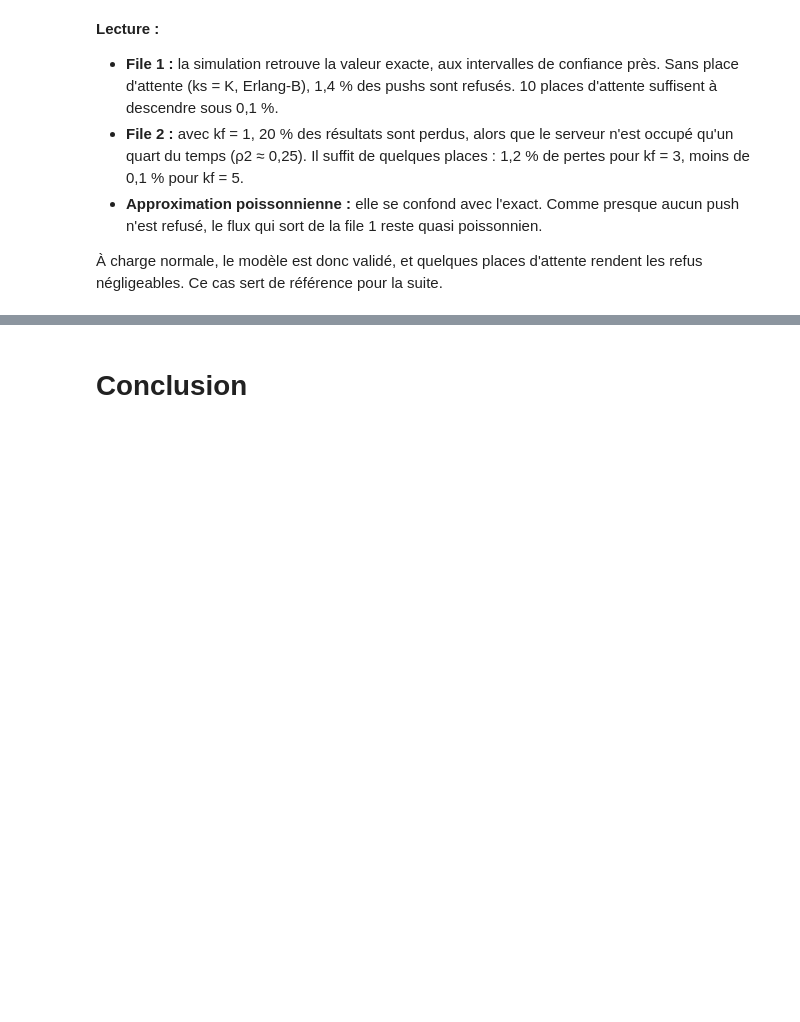
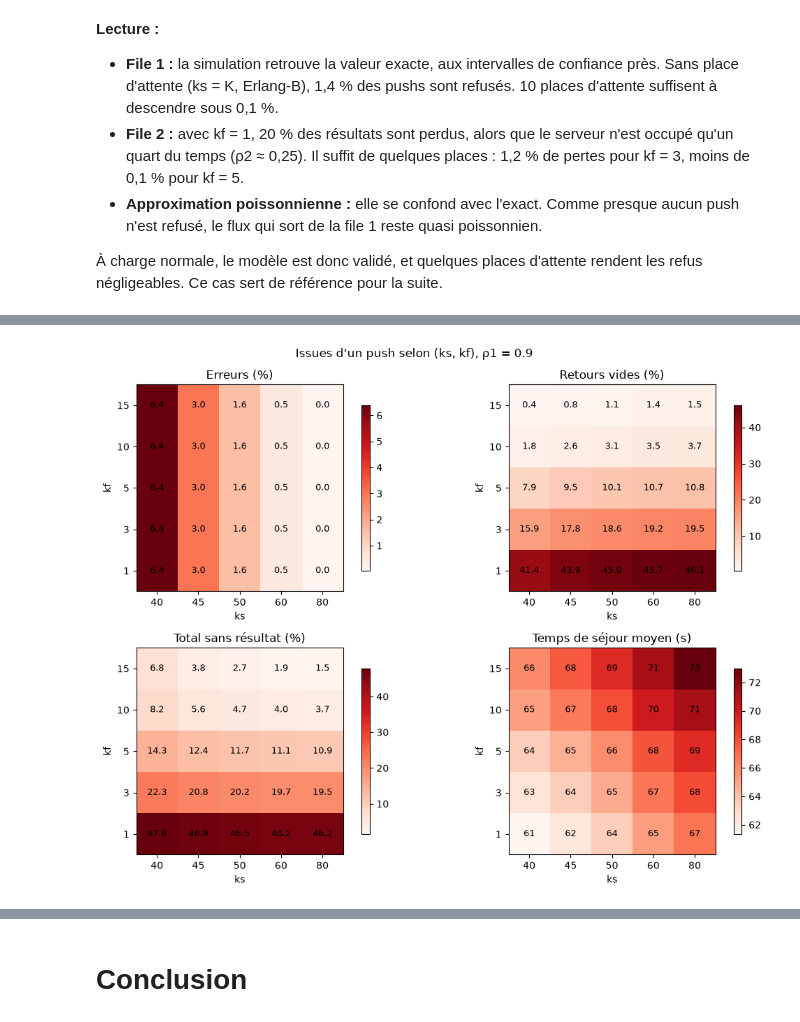
Before and after one commit to marc78s/ERO2, a Jupyter notebook: notebooks/WaterfallNotebook2.ipynb, the cells around one changed output, grey strips where cells are left out. Saved outputs shown, nothing was run; the diff lists cells and outputs as text; code cells hidden in the pictures; blank space fills up the shorter version.

Commit message:
feat(waterfall_notebook_2): simulation2

```diff
--- a/notebooks/WaterfallNotebook2.ipynb
+++ b/notebooks/WaterfallNotebook2.ipynb
@@ -126,0 +137,49 @@ plt.show()
+# %%
+import sys
+from pathlib import Path
+import numpy as np
+import matplotlib.pyplot as plt
+
+sys.path.insert(0, str(Path.cwd().parent / "scripts"))
+import WaterfallSimulation2
+
+LAM, MU1, K, MU2 = 0.6, 1/60, 40, 0.7
+B, N_AGENTS = 30, 20_000
+ks_values, kf_values = [40, 45, 50, 60, 80], [1, 3, 5, 10, 15]
+
+errors = np.zeros((len(kf_values), len(ks_values)))
+blanks = np.zeros_like(errors)
+sojourn = np.zeros_like(errors)
+
+for i, kf in enumerate(kf_values):
+    for j, ks in enumerate(ks_values):
+        e, v, w = [], [], []
+        for b in range(B):
+            s = WaterfallSimulation2.waterfall_simulation_2(
+                LAM, MU1, K, MU2, ks, kf, np.random.default_rng(10 + b), test_z=N_AGENTS)
+            s.run()
+            e.append(s.refusal_rate(1))                       # P1
+            v.append(s.refusal_rate() - s.refusal_rate(1))    # (1 - P1) P2
+            w.append(s.stats().loc['mean_sojourn_time', 'value'])
+        errors[i, j], blanks[i, j], sojourn[i, j] = np.mean(e), np.mean(v), np.mean(w)
+
+panels = [
+    (100 * errors,            'Erreurs (%)',             '{:.1f}'),
+    (100 * blanks,            'Retours vides (%)',       '{:.1f}'),
+    (100 * (errors + blanks), 'Total sans résultat (%)', '{:.1f}'),
+    (sojourn,                 'Temps de séjour moyen (s)', '{:.0f}'),
+]
+
+fig, axes = plt.subplots(2, 2, figsize=(11, 8))
+for ax, (data, title, fmt) in zip(axes.flat, panels):
+    im = ax.imshow(data, cmap='Reds', origin='lower')
+    for (i, j), val in np.ndenumerate(data):
+        ax.text(j, i, fmt.format(val), ha='center', va='center', fontsize=9)
+    ax.set(xticks=range(len(ks_values)), xticklabels=ks_values, xlabel='ks',
+           yticks=range(len(kf_values)), yticklabels=kf_values, ylabel='kf', title=title)
+    fig.colorbar(im, ax=ax, shrink=.8)
+fig.suptitle(f'Issues d\'un push selon (ks, kf), ρ1 = {LAM / (K * MU1):.1f}')
+plt.tight_layout()
+plt.show()
+# %% [output]
+[figure, added]
```
Also changed, not shown: parts of 3 cells of this notebook.
